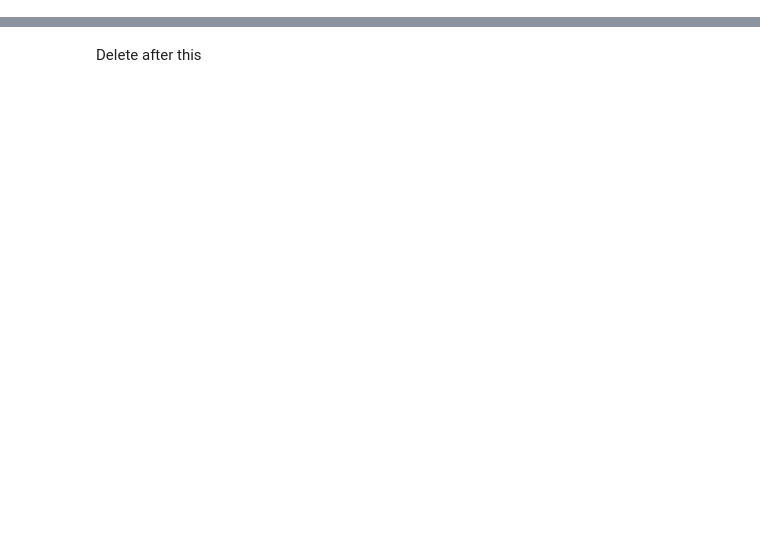
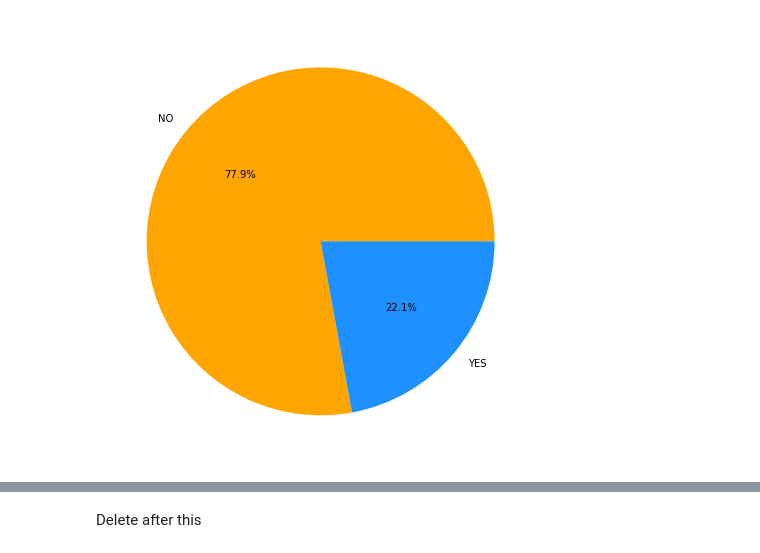
Before and after one commit to harshithgowdakc/Credit-Card-Default-Prediction, a Jupyter notebook: Credit_Card_Default_Prediction.ipynb, the cells around one changed output, grey strips where cells are left out. Saved outputs shown, nothing was run; the diff lists cells and outputs as text; code cells hidden in the pictures; blank space fills up the shorter version.

```diff
--- a/Credit_Card_Default_Prediction.ipynb
+++ b/Credit_Card_Default_Prediction.ipynb
@@ -104,0 +344,9 @@ df.describe()
+# %%
+plt.style.use('ggplot')
+plt.rcParams['figure.figsize']=(12,8)
+inter=df['default_payment_next_month'].value_counts()
+colors = ['#FFA500', '#1E90FF'] # specify the colors you want to use
+plt.pie(inter,labels=['NO','YES'],autopct='%0.1f%%',colors=colors,radius=1)
+plt.show()
+# %% [output]
+[figure, added]
```
Also changed, not shown: parts of 191 cells of this notebook.
